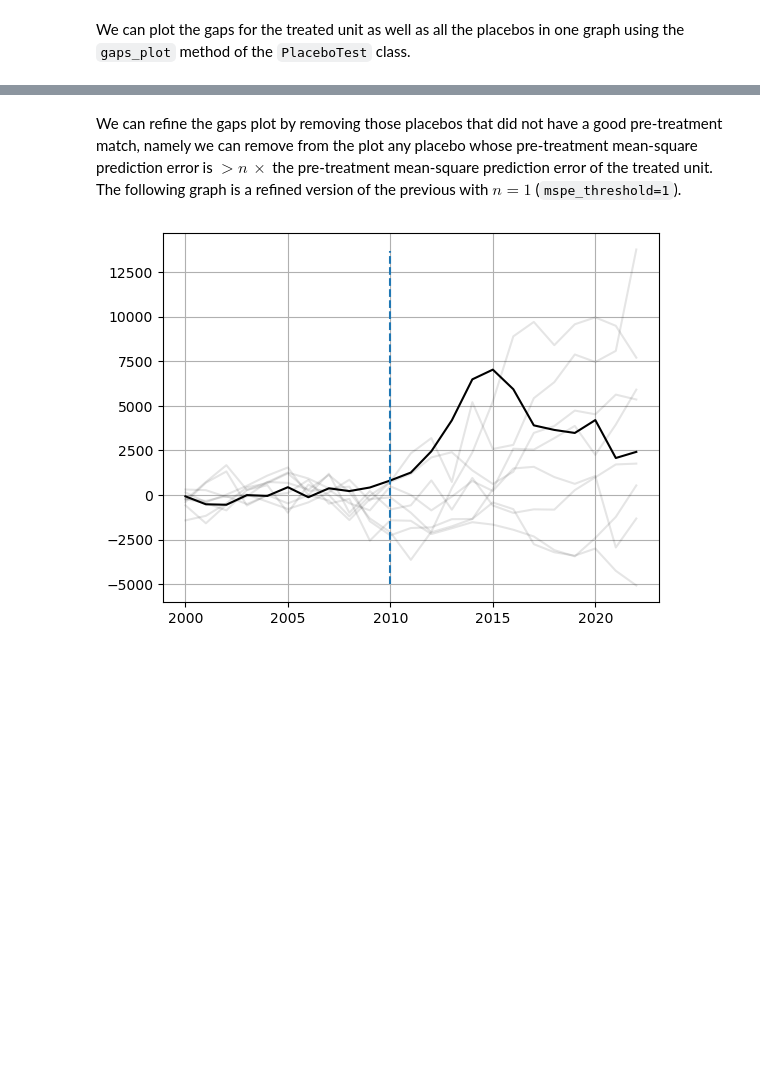
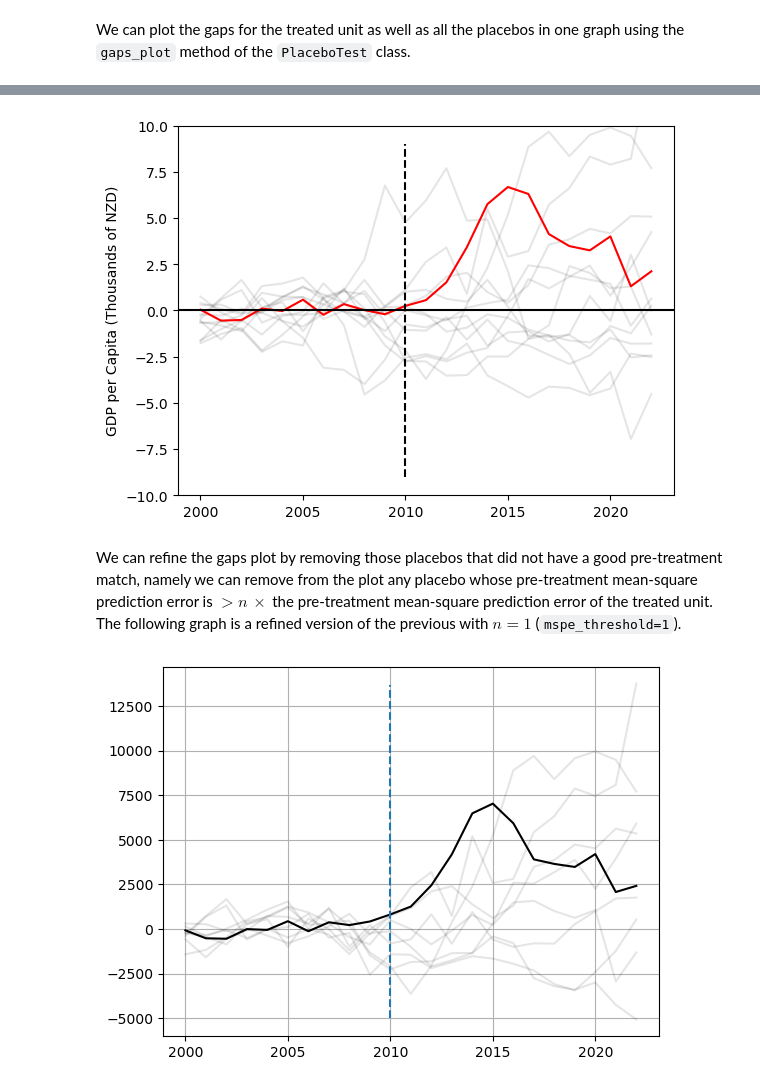
Before and after one commit to diodz/dpl-earthquakes, a Jupyter notebook: notebooks/Canterbury SCM.ipynb, the cells around one changed output, grey strips where cells are left out. Cells and saved outputs as stored; diff of their text form; code cells hidden in the pictures; blank space fills up the shorter version.

```diff
--- a/notebooks/Canterbury SCM.ipynb
+++ b/notebooks/Canterbury SCM.ipynb
@@ -210,3 +210,10 @@ placebo_test.gaps_plot(
+# %%
+import util
+importlib.reload(util)
+util.placebo_plot(placebo_test, time_period=range(2000, 2023), mspe_threshold=100, treatment_time=2010,
+    y_axis_label='GDP per Capita (Thousands of NZD)', filename='nz_placebo.png')
+# %% [output]
+[figure, added]
 # %% [markdown]
 We can refine the gaps plot by removing those placebos that did not have a good pre-treatment match, namely we can remove from the plot any placebo whose pre-treatment mean-square prediction error is $> n\, \times $ the pre-treatment mean-square prediction error of the treated unit. The following graph is a refined version of the previous with $n=1$ (`mspe_threshold=1`).
 # %%
```
Also changed, not shown: parts of 2 cells of this notebook, 3 other files.
